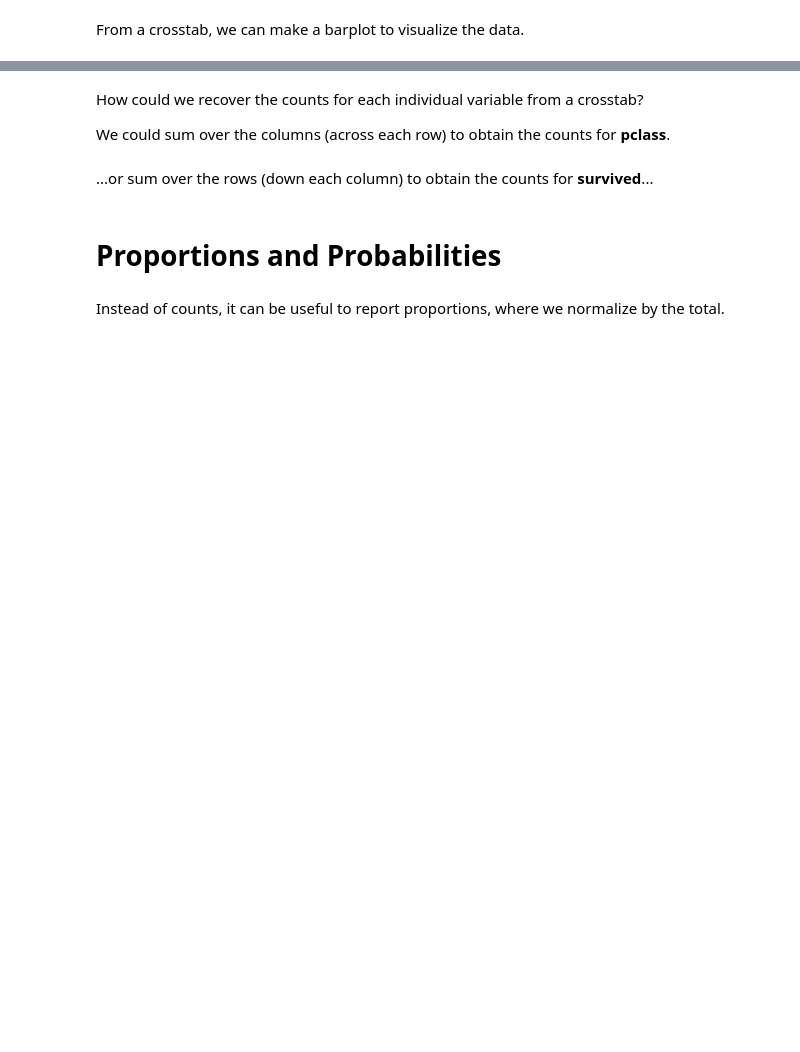
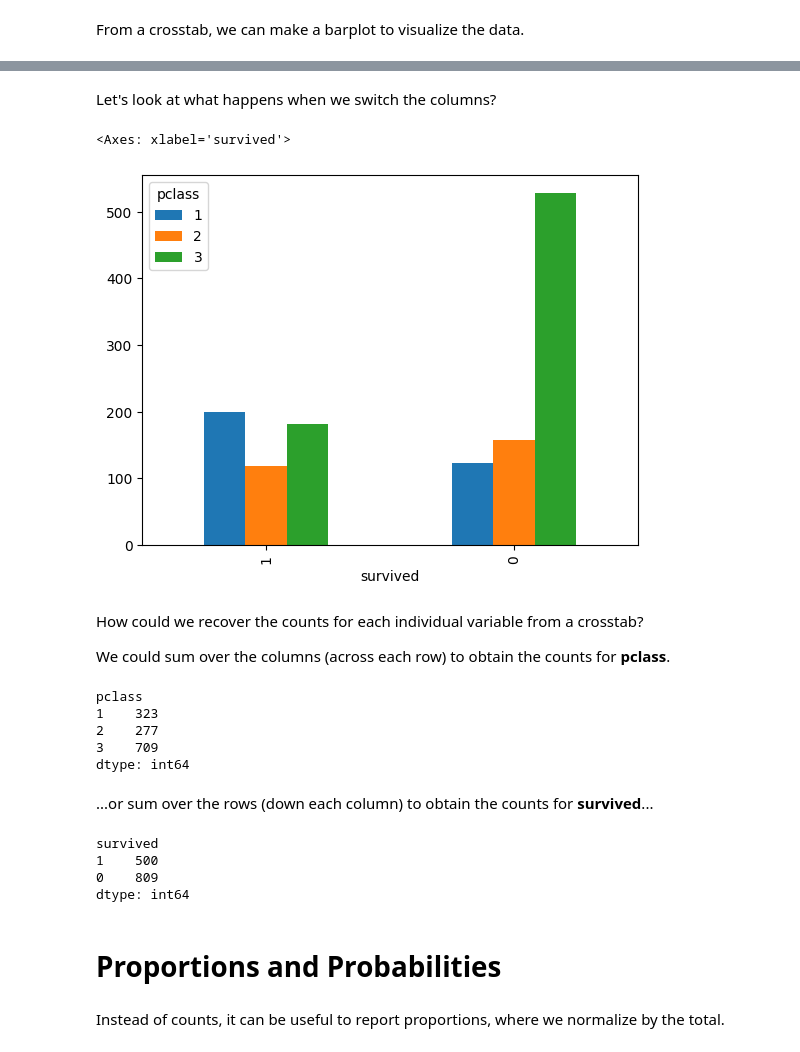
Before and after one commit to StanfordStatistics/datasci112_notebooks, a Jupyter notebook: lectures/lecture02/Relationships between Categorical Variables.ipynb, the cells around one changed output, grey strips where cells are left out. Saved outputs shown, nothing was run; the diff lists cells and outputs as text; code cells hidden in the pictures; blank space fills up the shorter version.

```diff
--- a/lectures/lecture02/Relationships between Categorical Variables.ipynb
+++ b/lectures/lecture02/Relationships between Categorical Variables.ipynb
@@ -4,8 +4,8 @@
 import pandas as pd
 
 # This overrides how Colab displays Pandas Series.
-from google.colab import _reprs
-_reprs.disable_pandas_series_repr()
+#from google.colab import _reprs
+#_reprs.disable_pandas_series_repr()
 
-df = pd.read_csv("https://datasci112.stanford.edu/data/titanic.csv")
+df = pd.read_csv("https://datasci112.stanford.edu/data/titanic.csv", index_col="name")
 df
@@ -44,3 +147,12 @@ From a crosstab, we can make a barplot to visualize the data.
+# %% [markdown]
+Let's look at what happens when we switch the columns?
+# %%
+(df[["survived", "pclass"]].value_counts().
+ unstack().
+ plot.bar())
+# %% [output]
+<Axes: xlabel='survived'>
+[figure, added]
 # %% [markdown]
 How could we recover the counts for each individual variable from a crosstab?
 
@@ -48,10 +160,21 @@ We could sum over the columns (across each row) to obtain the counts for **pclas
 # %%
 crosstab = df[["pclass", "survived"]].value_counts().unstack()
 crosstab.sum(axis="columns")
+# %% [output]
+pclass
+1    323
+2    277
+3    709
+dtype: int64
 # %% [markdown]
 ...or sum over the rows (down each column) to obtain the counts for **survived**...
 # %%
 crosstab.sum(axis="rows")
+# %% [output]
+survived
+1    500
+0    809
+dtype: int64
 # %% [markdown]
 # Proportions and Probabilities
 # %% [markdown]
```
Also changed, not shown: parts of 25 cells of this notebook.
